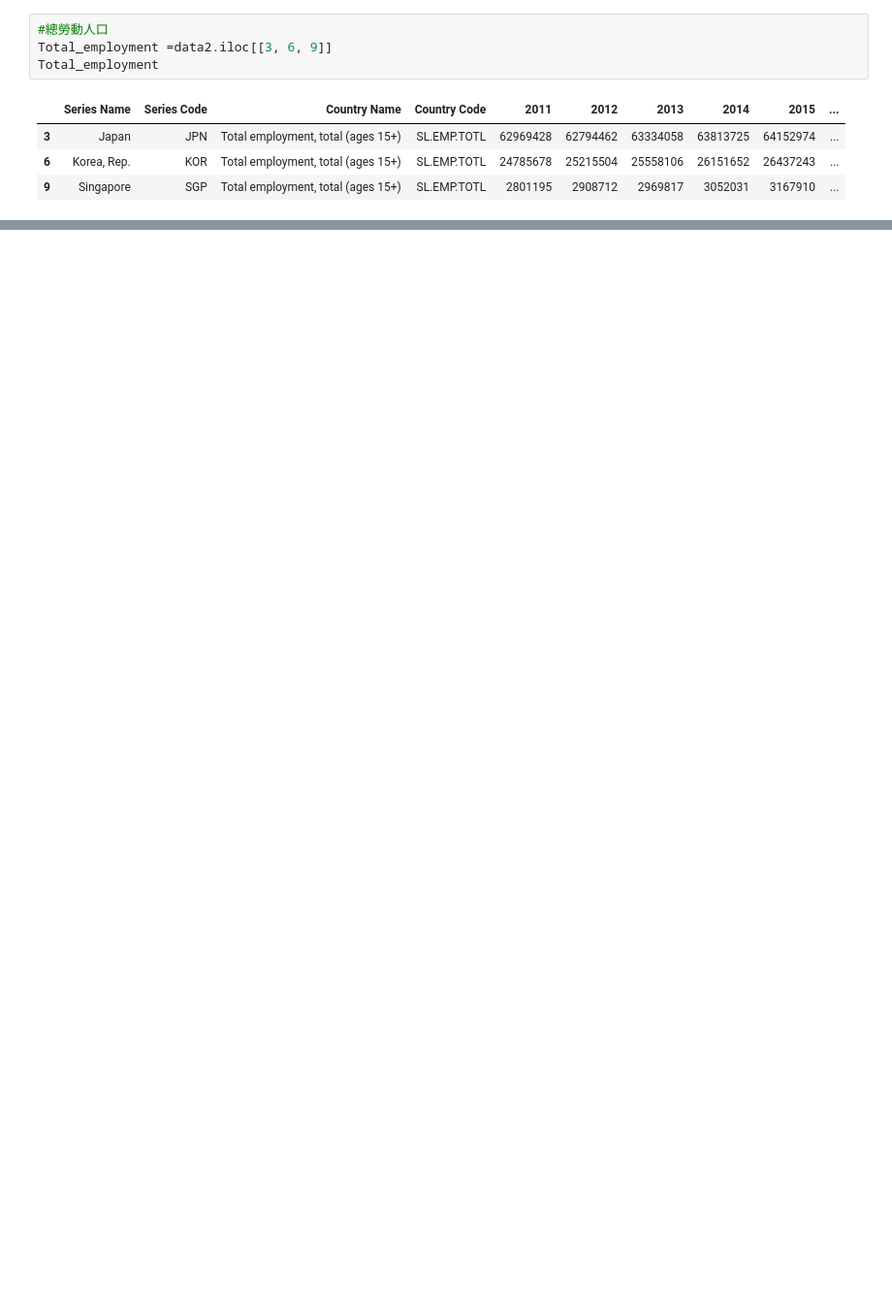
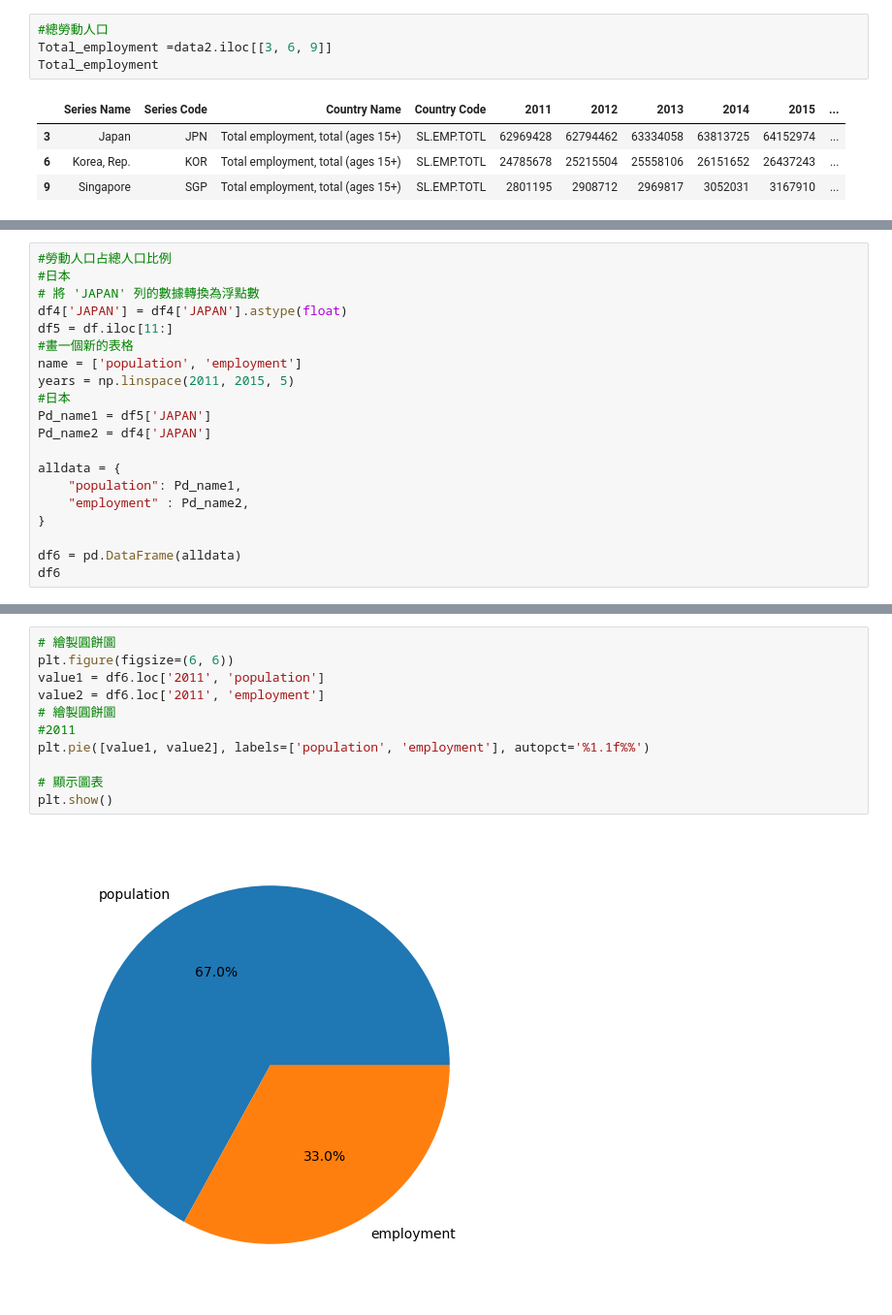
Before and after one commit to Dolly0106/RL, a Jupyter notebook: HW2.ipynb, the cells around one changed output, grey strips where cells are left out. Shown at 97% size. Drawn from its saved outputs; the diff is of its cells as text; blank space fills up the shorter version.

```diff
--- a/HW2.ipynb
+++ b/HW2.ipynb
@@ -134,0 +294,20 @@ Total_employment
+# %%
+#勞動人口占總人口比例
+#日本
+# 將 'JAPAN' 列的數據轉換為浮點數
+df4['JAPAN'] = df4['JAPAN'].astype(float)
+df5 = df.iloc[11:]
+#畫一個新的表格
+name = ['population', 'employment']
+years = np.linspace(2011, 2015, 5)
+#日本
+Pd_name1 = df5['JAPAN']
+Pd_name2 = df4['JAPAN']
+
+alldata = {
+    "population": Pd_name1,
+    "employment" : Pd_name2,
+}
+
+df6 = pd.DataFrame(alldata)
+df6
@@ -135 +322,14 @@ Total_employment
+# %%
+# 繪製圓餅圖
+plt.figure(figsize=(6, 6))
+value1 = df6.loc['2011', 'population']
+value2 = df6.loc['2011', 'employment']
+# 繪製圓餅圖
+#2011
+plt.pie([value1, value2], labels=['population', 'employment'], autopct='%1.1f%%')
+
+# 顯示圖表
+plt.show()
+# %% [output]
+[figure, added]
 # %%
```
Also changed, not shown: parts of 17 cells of this notebook, 1 other file.
